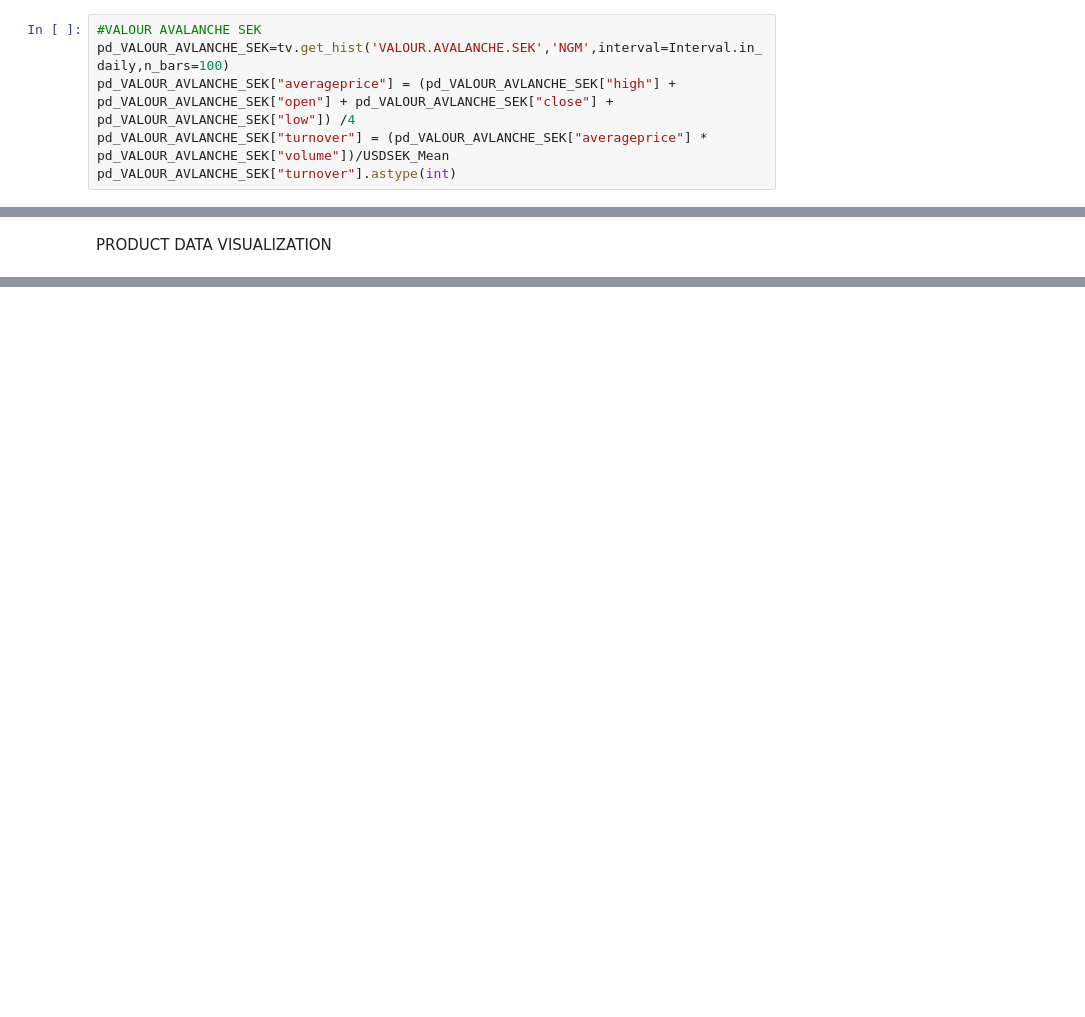
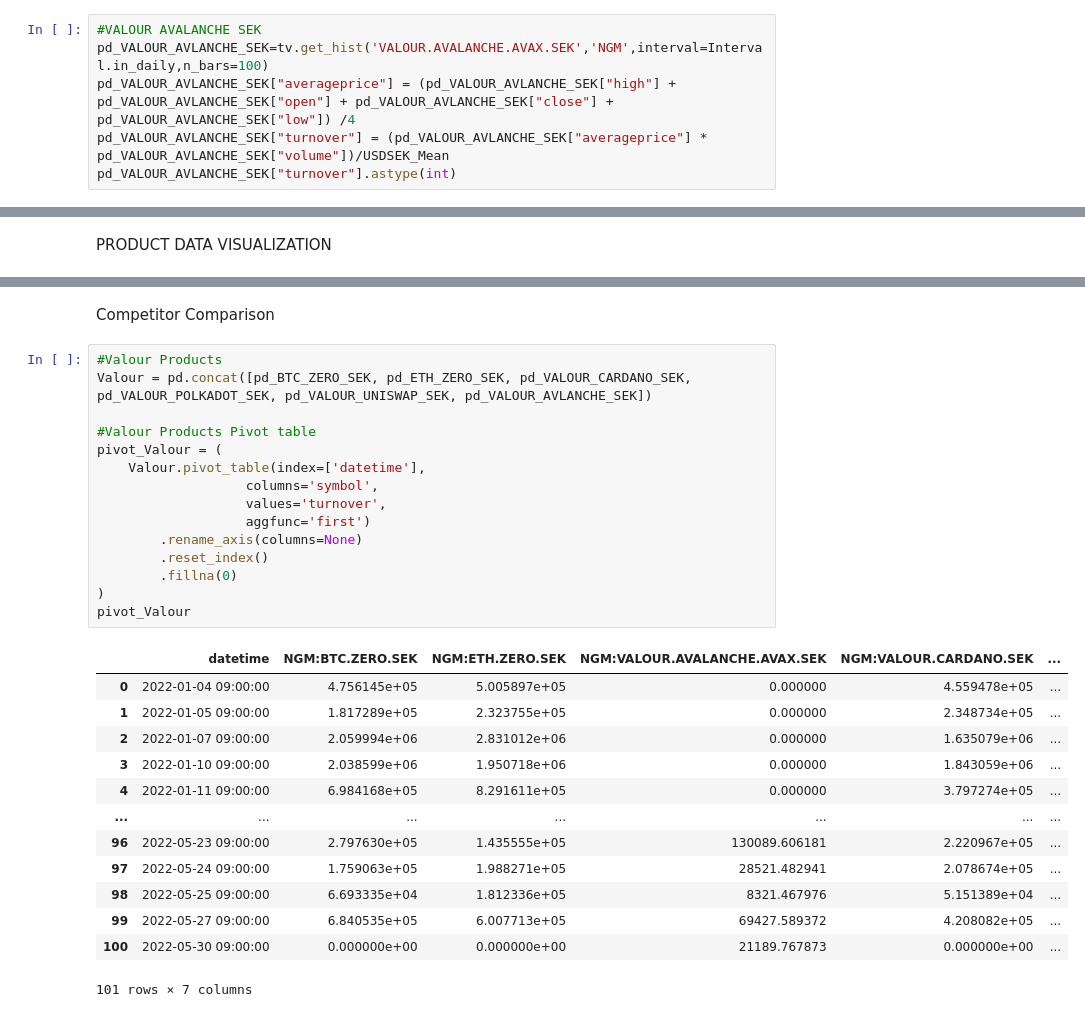
Before and after one commit to RebellionL/tvdatafeed, a Jupyter notebook: tv.ipynb, the cells around one changed output, grey strips where cells are left out. Cells and saved outputs as stored; diff of their text form; blank space fills up the shorter version.

```diff
--- a/tv.ipynb
+++ b/tv.ipynb
@@ -159,7 +159,7 @@ datetime
 Name: turnover, Length: 100, dtype: int64
 # %%
 #VALOUR AVALANCHE SEK
-pd_VALOUR_AVLANCHE_SEK=tv.get_hist('VALOUR.AVALANCHE.SEK','NGM',interval=Interval.in_daily,n_bars=100)
+pd_VALOUR_AVLANCHE_SEK=tv.get_hist('VALOUR.AVALANCHE.AVAX.SEK','NGM',interval=Interval.in_daily,n_bars=100)
 pd_VALOUR_AVLANCHE_SEK["averageprice"] = (pd_VALOUR_AVLANCHE_SEK["high"] + pd_VALOUR_AVLANCHE_SEK["open"] + pd_VALOUR_AVLANCHE_SEK["close"] + pd_VALOUR_AVLANCHE_SEK["low"]) /4
 pd_VALOUR_AVLANCHE_SEK["turnover"] = (pd_VALOUR_AVLANCHE_SEK["averageprice"] * pd_VALOUR_AVLANCHE_SEK["volume"])/USDSEK_Mean
 pd_VALOUR_AVLANCHE_SEK["turnover"].astype(int)
@@ -933,3 +916,34 @@ title={
 fig_combined.show()
 # %% [output]
 [interactive output not drawn]
+# %% [markdown]
+Competitor Comparison
+# %%
+#Valour Products
+Valour = pd.concat([pd_BTC_ZERO_SEK, pd_ETH_ZERO_SEK, pd_VALOUR_CARDANO_SEK, pd_VALOUR_POLKADOT_SEK, pd_VALOUR_UNISWAP_SEK, pd_VALOUR_AVLANCHE_SEK])
+
+#Valour Products Pivot table
+pivot_Valour = (
+    Valour.pivot_table(index=['datetime'],
+                   columns='symbol',
+                   values='turnover',
+                   aggfunc='first')
+        .rename_axis(columns=None)
+        .reset_index()
+        .fillna(0)
+)
+pivot_Valour
+# %% [output]
+|  | datetime | NGM:BTC.ZERO.SEK | NGM:ETH.ZERO.SEK | NGM:VALOUR.AVALANCHE.AVAX.SEK | NGM:VALOUR.CARDANO.SEK | ... |
+| 0 | 2022-01-04 09:00:00 | 4.756145e+05 | 5.005897e+05 | 0.000000 | 4.559478e+05 | ... |
+| 1 | 2022-01-05 09:00:00 | 1.817289e+05 | 2.323755e+05 | 0.000000 | 2.348734e+05 | ... |
+| 2 | 2022-01-07 09:00:00 | 2.059994e+06 | 2.831012e+06 | 0.000000 | 1.635079e+06 | ... |
+| 3 | 2022-01-10 09:00:00 | 2.038599e+06 | 1.950718e+06 | 0.000000 | 1.843059e+06 | ... |
+| 4 | 2022-01-11 09:00:00 | 6.984168e+05 | 8.291611e+05 | 0.000000 | 3.797274e+05 | ... |
+| ... | ... | ... | ... | ... | ... | ... |
+| 96 | 2022-05-23 09:00:00 | 2.797630e+05 | 1.435555e+05 | 130089.606181 | 2.220967e+05 | ... |
+| 97 | 2022-05-24 09:00:00 | 1.759063e+05 | 1.988271e+05 | 28521.482941 | 2.078674e+05 | ... |
+| 98 | 2022-05-25 09:00:00 | 6.693335e+04 | 1.812336e+05 | 8321.467976 | 5.151389e+04 | ... |
+| 99 | 2022-05-27 09:00:00 | 6.840535e+05 | 6.007713e+05 | 69427.589372 | 4.208082e+05 | ... |
+| 100 | 2022-05-30 09:00:00 | 0.000000e+00 | 0.000000e+00 | 21189.767873 | 0.000000e+00 | ... |
+101 rows × 7 columns
```
Also changed, not shown: parts of 14 cells of this notebook.
